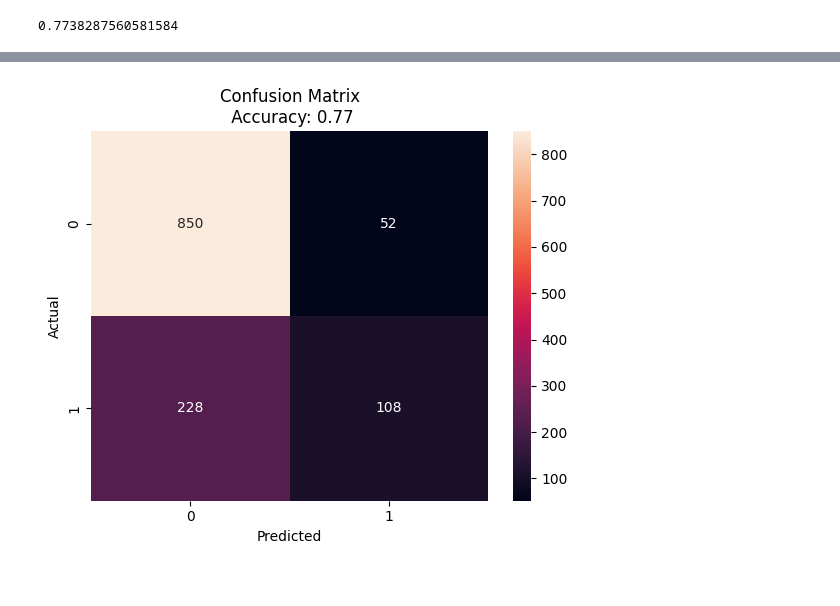
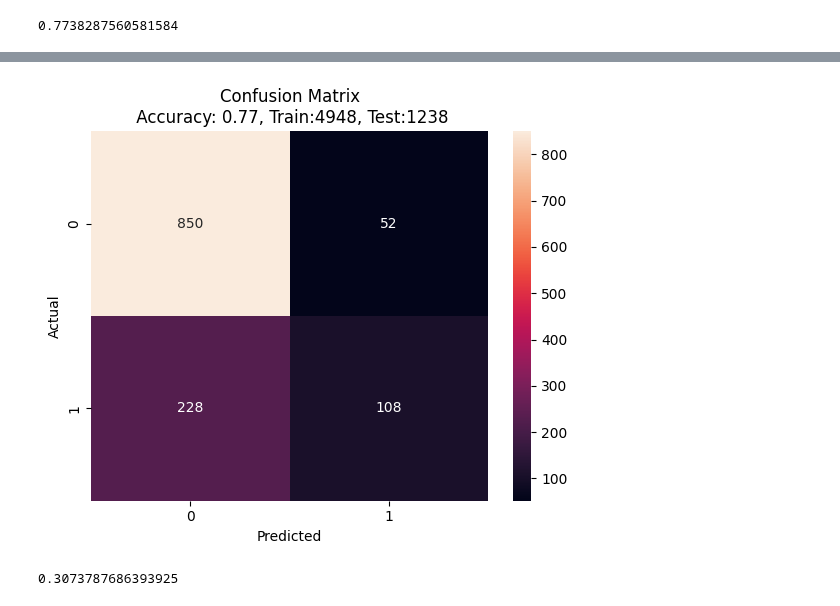
Before and after one commit to xerader/QBS181, a Jupyter notebook: Prediction.ipynb, the cells around one changed output, grey strips where cells are left out. Drawn from its saved outputs; the diff is of its cells as text; code cells hidden in the pictures.

Commit message:
adds prediction and f1 score

```diff
--- a/Prediction.ipynb
+++ b/Prediction.ipynb
@@ -8,7 +20,11 @@ from sklearn.model_selection import train_test_split
 from sklearn.metrics import mean_squared_error
 from sklearn.metrics import r2_score
 import glob
+
+df = pd.read_csv('./Synthesized Data/No_Sythesize.csv') # ENTER FILE NAME HERE
 # %%
+# Variables we are using
+
 xy_list = ['Age', 'Sex', 'Systolic BP', 'Cholesterol', 'Fasting Blood Sugar', 'Max Heart Rate']
-x_list = ['Age', 'Sex', 'Systolic BP', 'Fasting Blood Sugar', 'Max Heart Rate', 'Cholesterol', 'Data Set']
+x_list = ['Age', 'Sex', 'Systolic BP', 'Fasting Blood Sugar', 'Max Heart Rate', 'Cholesterol']
 y_list = ['Result']
@@ -24,15 +31,13 @@ all_files
-# %%
-data = []
-
-for filename in all_files:
-    data.append( pd.read_csv(filename))
-
-df = pd.concat(data, axis=0, ignore_index=True)
-df = df[x_list + y_list]
-df['Result'] = df['Result'].apply(lambda x: 1 if x != 0 else 0)
 # %%
-# replace 0 with NA in cholesterol
+df = df[x_list + y_list]
+# Little bit of data cleaning
 df['Cholesterol'] = df['Cholesterol'].replace(0, np.nan)
-df['Sex'] = df['Sex'].apply(lambda x: 1 if x.startswith == 'M' else 0)
+# Accounting for datasets which give a range of heart disease.
+df['Result'] = df['Result'].apply(lambda x: 1 if x != 0 else 0)
+try:
+    df['Sex'] = df['Sex'].apply(lambda x: 1 if x.startswith == 'M' else 0)
+except AttributeError:
+    pass
 df.dropna(inplace = True)
+df
 # %% [output]
@@ -61,20 +82,23 @@ plt.hist(X['Cholesterol'])
 # %%
 # plot the confusion matrix
 from sklearn.metrics import confusion_matrix
 import seaborn as sns
 
 cm = confusion_matrix(y_test, y_pred)
 sns.heatmap(cm, annot=True, fmt='d')
 plt.xlabel('Predicted')
 
 # add the title to the confusion matrix
-plt.title('Confusion Matrix\n Accuracy: {0:.2f}'.format(accuracy_score(y_test, y_pred)))
+plt.title('Confusion Matrix\n Accuracy: {0:.2f}, Train:{1:.0f}, Test:{2:.0f}'.format(accuracy_score(y_test, y_pred), len(X_train), len(X_test) ))
 plt.ylabel('Actual')
 plt.show()
 
 # check if it is a significant model
 from sklearn.model_selection import cross_val_score
 # %% [output]
-[figure, old version]
+[figure, new version]
 # %%
-a = cross_val_score(clf, X, y, cv=5)
+a = cross_val_score(clf, X, y, cv=5, scoring='f1')
+print(a.mean())
+# %% [output]
+0.3073787686393925
```
Also changed, not shown: parts of 8 cells of this notebook.
